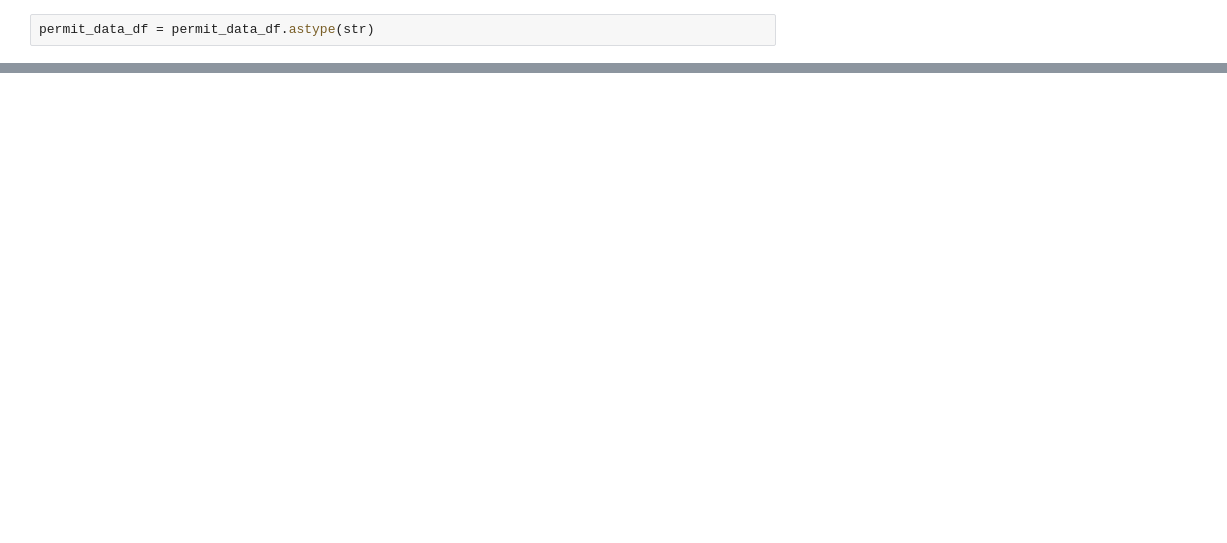
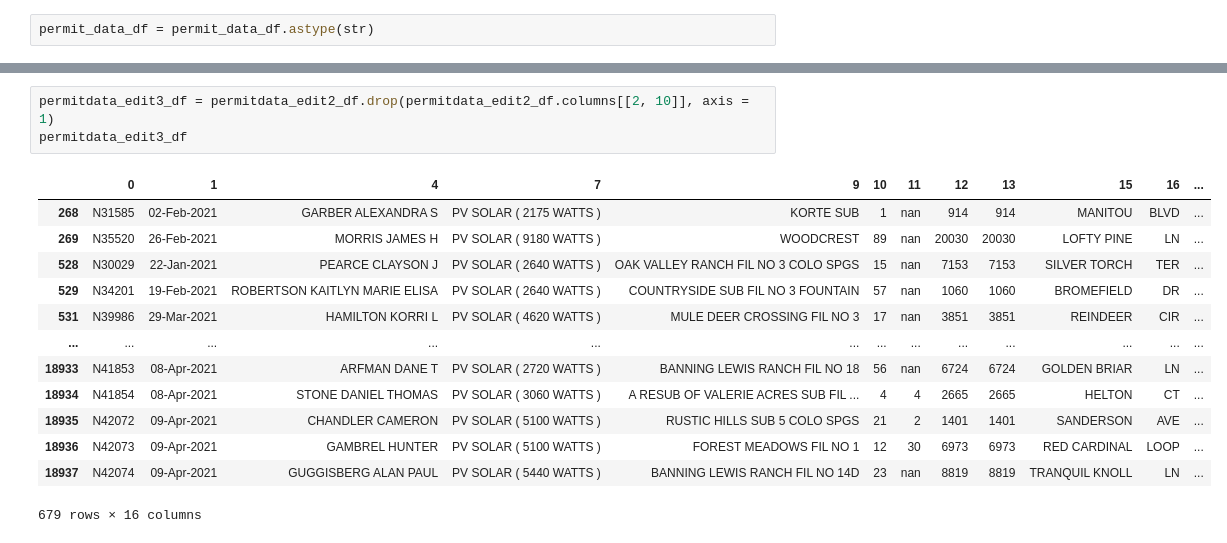
Before and after one commit to willserene/Housing_Analysis, a Jupyter notebook: Housing Sales Dataframe.ipynb, the cells around one changed output, grey strips where cells are left out. Cells and saved outputs as stored; diff of their text form; blank space fills up the shorter version.

Commit message:
data and more edits

```diff
--- a/Housing Sales Dataframe.ipynb
+++ b/Housing Sales Dataframe.ipynb
@@ -222,3 +226,20 @@ permit_data_df[permit_data_df[7].str.contains("PV SOLAR")]
 | 18936 | N42073 | 09-Apr-2021 | VIVINT SOLAR DEVELOPER, LLC | 8018450286.0 | GAMBREL HUNTER | 434 | B | PV SOLAR ( 5100 WATTS ) | 1 | FOREST MEADOWS FIL NO 1 | ... | ... |
 | 18937 | N42074 | 09-Apr-2021 | VIVINT SOLAR DEVELOPER, LLC | 8018450286.0 | GUGGISBERG ALAN PAUL | 434 | B | PV SOLAR ( 5440 WATTS ) | 1 | BANNING LEWIS RANCH FIL NO 14D | ... | ... |
 679 rows × 29 columns
+# %%
+permitdata_edit3_df = permitdata_edit2_df.drop(permitdata_edit2_df.columns[[2, 10]], axis = 1)
+permitdata_edit3_df
+# %% [output]
+|  | 0 | 1 | 4 | 7 | 9 | 10 | 11 | 12 | 13 | 15 | 16 | ... |
+| 268 | N31585 | 02-Feb-2021 | GARBER ALEXANDRA S | PV SOLAR ( 2175 WATTS ) | KORTE SUB | 1 | nan | 914 | 914 | MANITOU | BLVD | ... |
+| 269 | N35520 | 26-Feb-2021 | MORRIS JAMES H | PV SOLAR ( 9180 WATTS ) | WOODCREST | 89 | nan | 20030 | 20030 | LOFTY PINE | LN | ... |
+| 528 | N30029 | 22-Jan-2021 | PEARCE CLAYSON J | PV SOLAR ( 2640 WATTS ) | OAK VALLEY RANCH FIL NO 3 COLO SPGS | 15 | nan | 7153 | 7153 | SILVER TORCH | TER | ... |
+| 529 | N34201 | 19-Feb-2021 | ROBERTSON KAITLYN MARIE ELISA | PV SOLAR ( 2640 WATTS ) | COUNTRYSIDE SUB FIL NO 3 FOUNTAIN | 57 | nan | 1060 | 1060 | BROMEFIELD | DR | ... |
+| 531 | N39986 | 29-Mar-2021 | HAMILTON KORRI L | PV SOLAR ( 4620 WATTS ) | MULE DEER CROSSING FIL NO 3 | 17 | nan | 3851 | 3851 | REINDEER | CIR | ... |
+| ... | ... | ... | ... | ... | ... | ... | ... | ... | ... | ... | ... | ... |
+| 18933 | N41853 | 08-Apr-2021 | ARFMAN DANE T | PV SOLAR ( 2720 WATTS ) | BANNING LEWIS RANCH FIL NO 18 | 56 | nan | 6724 | 6724 | GOLDEN BRIAR | LN | ... |
+| 18934 | N41854 | 08-Apr-2021 | STONE DANIEL THOMAS | PV SOLAR ( 3060 WATTS ) | A RESUB OF VALERIE ACRES SUB FIL ... | 4 | 4 | 2665 | 2665 | HELTON | CT | ... |
+| 18935 | N42072 | 09-Apr-2021 | CHANDLER CAMERON | PV SOLAR ( 5100 WATTS ) | RUSTIC HILLS SUB 5 COLO SPGS | 21 | 2 | 1401 | 1401 | SANDERSON | AVE | ... |
+| 18936 | N42073 | 09-Apr-2021 | GAMBREL HUNTER | PV SOLAR ( 5100 WATTS ) | FOREST MEADOWS FIL NO 1 | 12 | 30 | 6973 | 6973 | RED CARDINAL | LOOP | ... |
+| 18937 | N42074 | 09-Apr-2021 | GUGGISBERG ALAN PAUL | PV SOLAR ( 5440 WATTS ) | BANNING LEWIS RANCH FIL NO 14D | 23 | nan | 8819 | 8819 | TRANQUIL KNOLL | LN | ... |
+679 rows × 16 columns
```
Also changed, not shown: parts of 5 cells of this notebook, 15 other files.
